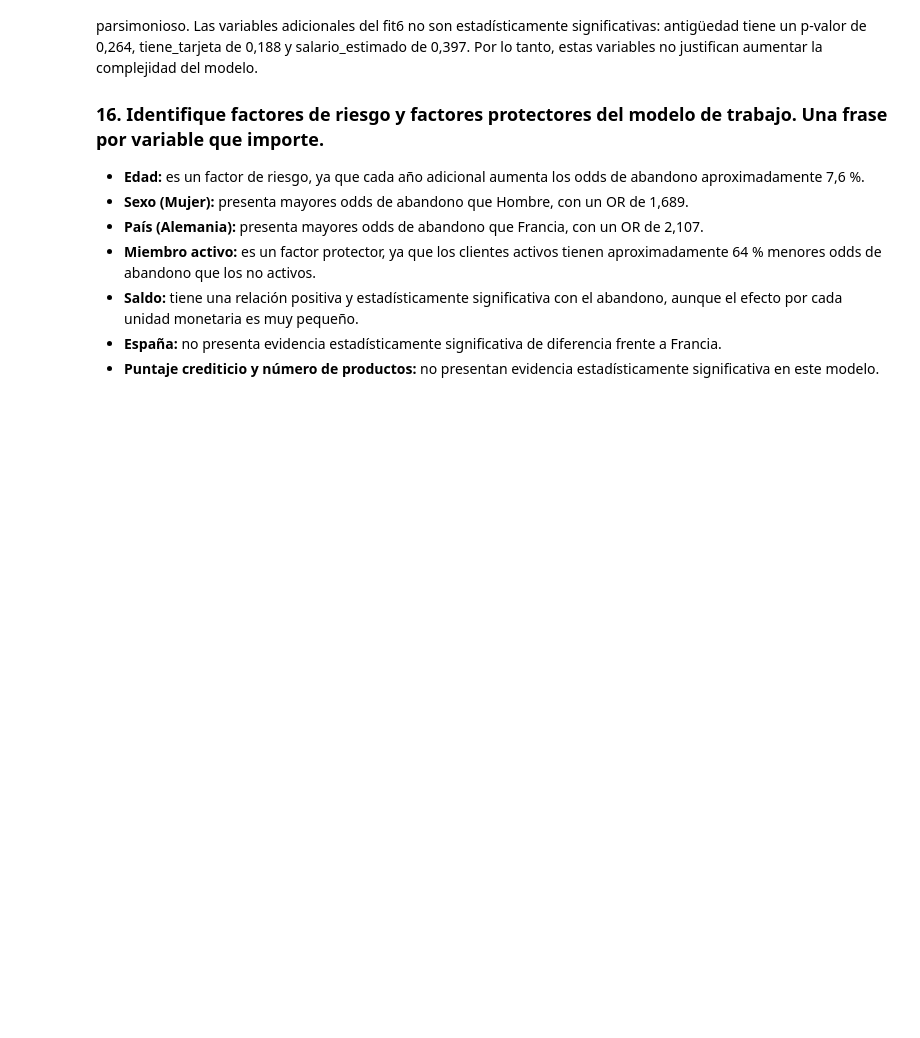
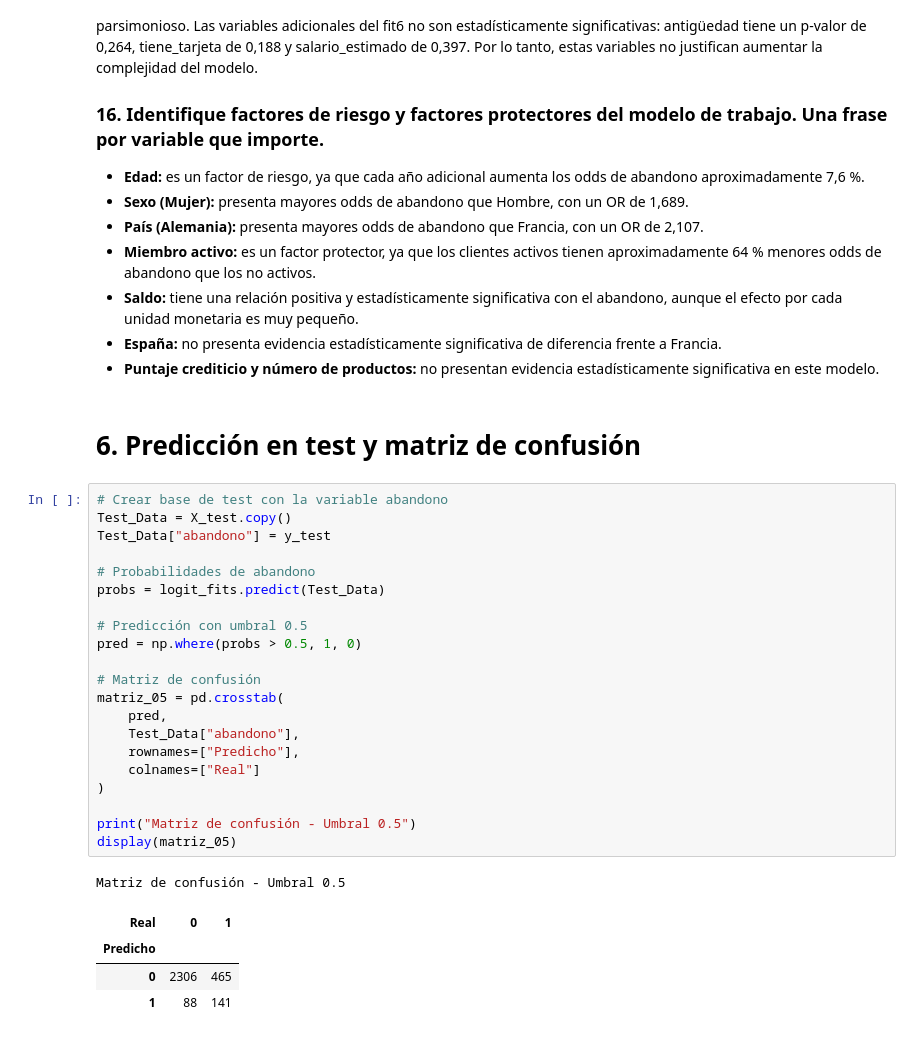
Before and after one commit to ladydayanarestrepoloaiza-ui/Taller_2_ML_Clase_9, a Jupyter notebook: Taller_Abandono_Producto_Financiero.ipynb, the cells around one changed output. Cells and saved outputs as stored; diff of their text form; blank space fills up the shorter version.

Commit message:
Punto 6: matriz de confusion e indicadores

```diff
--- a/Taller_Abandono_Producto_Financiero.ipynb
+++ b/Taller_Abandono_Producto_Financiero.ipynb
@@ -678,3 +678,32 @@ Me quedo con el **fit5**, porque presenta el AIC más bajo, con 6064,69, frente
 * **Saldo:** tiene una relación positiva y estadísticamente significativa con el abandono, aunque el efecto por cada unidad monetaria es muy pequeño.
 * **España:** no presenta evidencia estadísticamente significativa de diferencia frente a Francia.
 * **Puntaje crediticio y número de productos:** no presentan evidencia estadísticamente significativa en este modelo.
+# %% [markdown]
+# 6. Predicción en test y matriz de confusión
+# %%
+# Crear base de test con la variable abandono
+Test_Data = X_test.copy()
+Test_Data["abandono"] = y_test
+
+# Probabilidades de abandono
+probs = logit_fits.predict(Test_Data)
+
+# Predicción con umbral 0.5
+pred = np.where(probs > 0.5, 1, 0)
+
+# Matriz de confusión
+matriz_05 = pd.crosstab(
+    pred,
+    Test_Data["abandono"],
+    rownames=["Predicho"],
+    colnames=["Real"]
+)
+
+print("Matriz de confusión - Umbral 0.5")
+display(matriz_05)
+# %% [output]
+Matriz de confusión - Umbral 0.5
+| Real | 0 | 1 |
+| Predicho |  |  |
+| 0 | 2306 | 465 |
+| 1 | 88 | 141 |
```
Also changed, not shown: parts of 3 cells of this notebook.
